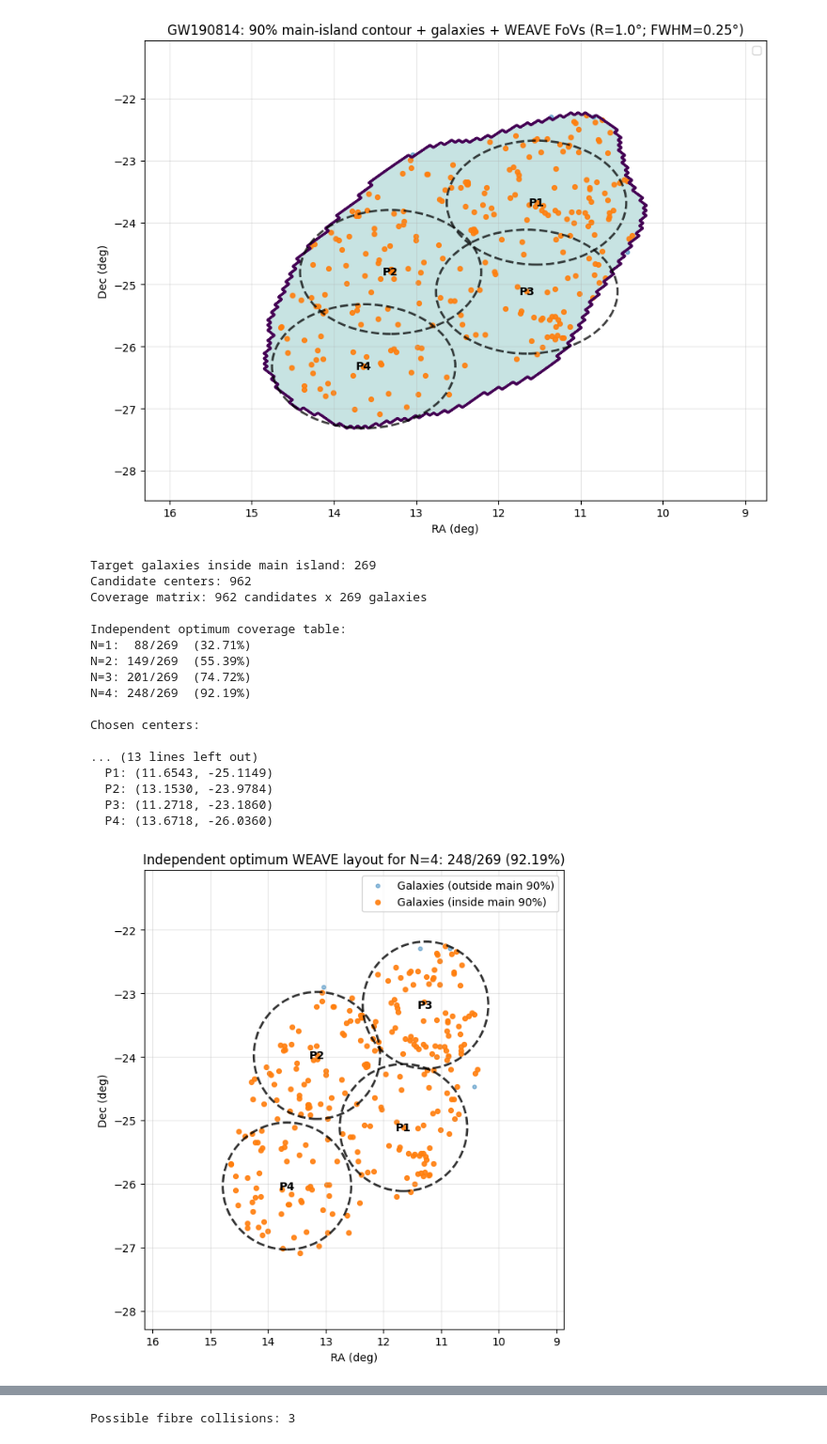
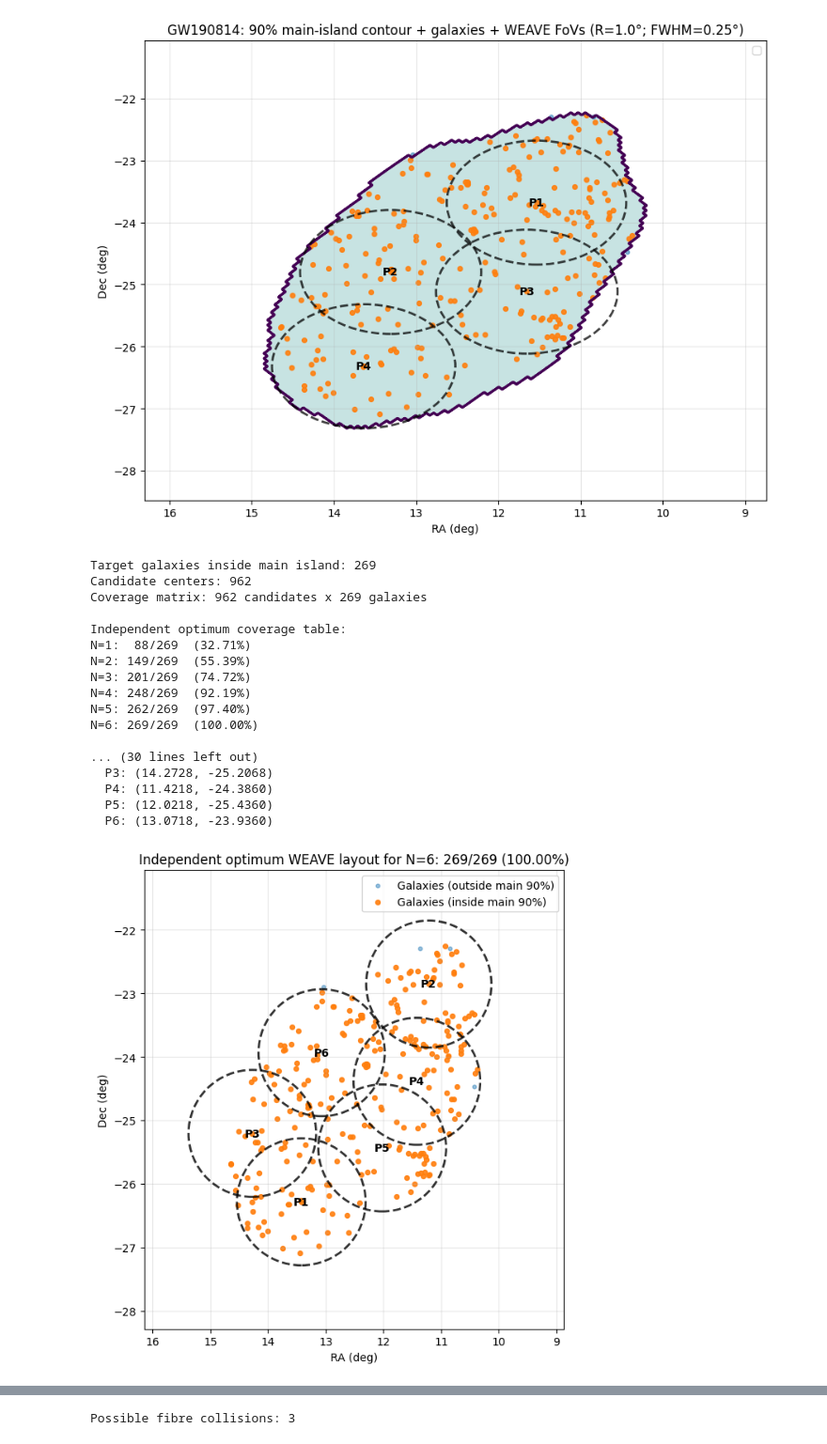
Before and after one commit to saatour/GW170817, a Jupyter notebook: GW190814_draw_90pc_probability_contour_05032026.ipynb, the cells around one changed output, grey strips where cells are left out. Shown at 94% size. Drawn from its saved outputs; the diff is of its cells as text; code cells hidden in the pictures.

```diff
--- a/GW190814_draw_90pc_probability_contour_05032026.ipynb
+++ b/GW190814_draw_90pc_probability_contour_05032026.ipynb
@@ -1991,8 +1991,8 @@ Pointing plan (greedy):
 # ============================================================
 
 # ---------- SETTINGS ----------
-N_MAX = 4          # solve independently for N = 1..N_MAX
-N_PLOT = 4         # which N to plot
+N_MAX = 6          # solve independently for N = 1..N_MAX
+N_PLOT = 6        # which N to plot
 GRID_STEP = 0.15   # deg; 0.10 is denser/slower, 0.15 is a good start
 PAD_RA = 0.3       # extra margin for candidate grid
 PAD_DEC = 0.3
@@ -2200,41 +2200,41 @@ if wrap:
     ra_min_s = shift_ra_for_plot([ra_min_plot], True)[0]
     ra_max_s = shift_ra_for_plot([ra_max_plot], True)[0]
     ax.set_xlim(ra_max_s, ra_min_s)
 else:
     ax.set_xlim(ra_max_plot, ra_min_plot)
 
 ax.set_ylim(dec_min_plot, dec_max_plot)
 ax.set_xlabel("RA (deg)")
 ax.set_ylabel("Dec (deg)")
 ax.set_title(f"Independent optimum WEAVE layout for N={N_PLOT}: {sol['n_covered']}/{Ntarget} ({sol['pct']:.2f}%)")
 ax.grid(True, alpha=0.3)
 ax.legend(loc="best")
 
 # optional sky-angle aspect correction
 dec0 = 0.5 * (dec_min_plot + dec_max_plot)
 ax.set_aspect(1.0 / np.cos(np.deg2rad(dec0)), adjustable="box")
 
 plt.tight_layout()
 plt.show()
 # %% [output]
 Target galaxies inside main island: 269
 Candidate centers: 962
 Coverage matrix: 962 candidates x 269 galaxies
 
 Independent optimum coverage table:
 N=1:  88/269  (32.71%)
 N=2: 149/269  (55.39%)
 N=3: 201/269  (74.72%)
 N=4: 248/269  (92.19%)
+N=5: 262/269  (97.40%)
+N=6: 269/269  (100.00%)
 
-Chosen centers:
-
-... (13 lines left out)
-  P1: (11.6543, -25.1149)
-  P2: (13.1530, -23.9784)
-  P3: (11.2718, -23.1860)
-  P4: (13.6718, -26.0360)
+... (30 lines left out)
+  P3: (14.2728, -25.2068)
+  P4: (11.4218, -24.3860)
+  P5: (12.0218, -25.4360)
+  P6: (13.0718, -23.9360)
-[figure, old version]
+[figure, new version]
 # %%
 # ============================================================
 # PLOT: 90% main-island contour + inside galaxies only + independent-optimum WEAVE circles
```
Also changed, not shown: parts of 6 cells of this notebook.
